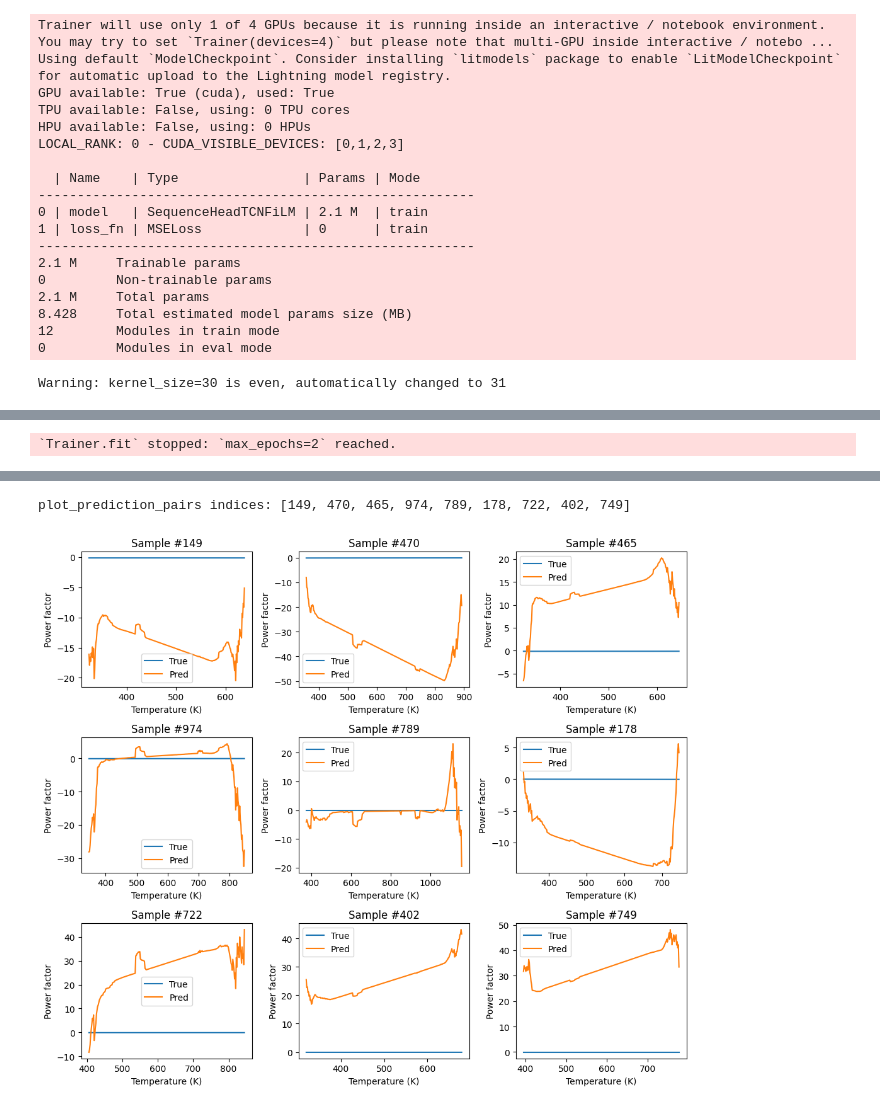
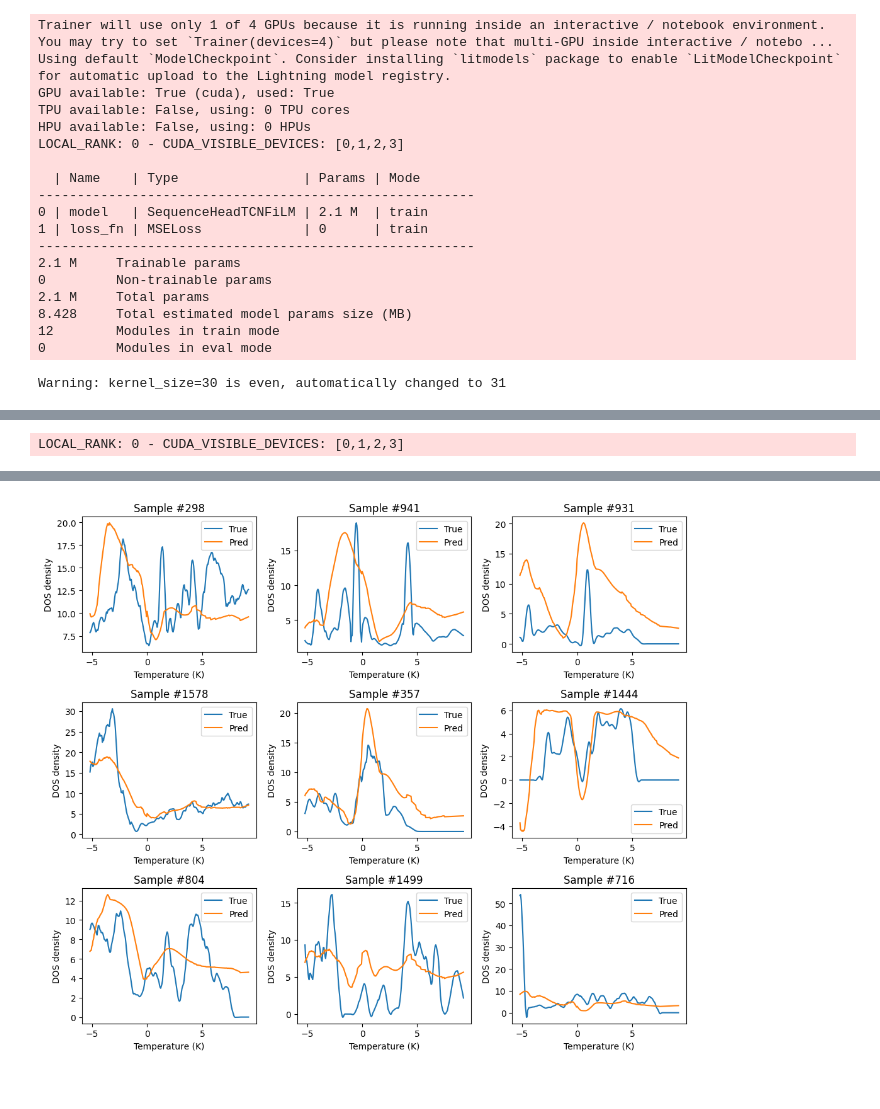
Before and after one commit to TsumiNa/foundation_model, a Jupyter notebook: notebooks/test_TCNFiLM.ipynb, the cells around one changed output, grey strips where cells are left out. Saved outputs shown, nothing was run; the diff lists cells and outputs as text; code cells hidden in the pictures.

```diff
--- a/notebooks/test_TCNFiLM.ipynb
+++ b/notebooks/test_TCNFiLM.ipynb
@@ -359,7 +359,7 @@ from lightning.pytorch.callbacks import EarlyStopping
 dm = DOSDataModule(
     desc=desc,
     dos_energy=prop_T,
-    dos=prop_value_norm,
+    dos=prop_value,
     serial=split,
     batch_size=64,
     random_seed=42,
@@ -377,7 +377,7 @@ model = LightningTCNFiLM(
 
 # 3. 初始化训练器
 trainer = Trainer(
-    max_epochs=2,
+    max_epochs=15,
     accelerator="auto",
     callbacks=[EarlyStopping(monitor="val/loss", patience=5, mode="min")],
     log_every_n_steps=100,
@@ -419 +417 @@ Warning: kernel_size=30 is even, automatically changed to 31
-`Trainer.fit` stopped: `max_epochs=2` reached.
+LOCAL_RANK: 0 - CUDA_VISIBLE_DEVICES: [0,1,2,3]
@@ -422,2 +419 @@ LOCAL_RANK: 0 - CUDA_VISIBLE_DEVICES: [0,1,2,3]
-plot_prediction_pairs indices: [149, 470, 465, 974, 789, 178, 722, 402, 749]
-[figure, old version]
+[figure, new version]
```
Also changed, not shown: parts of 2 cells of this notebook, 1 other file.
